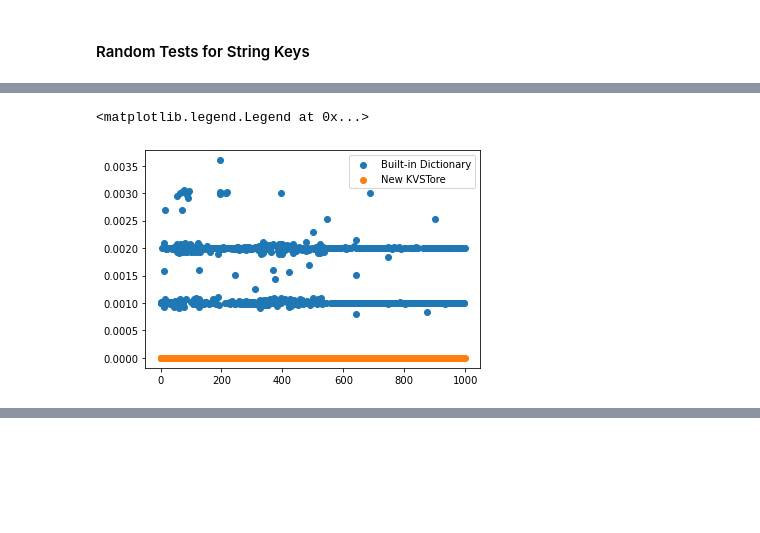
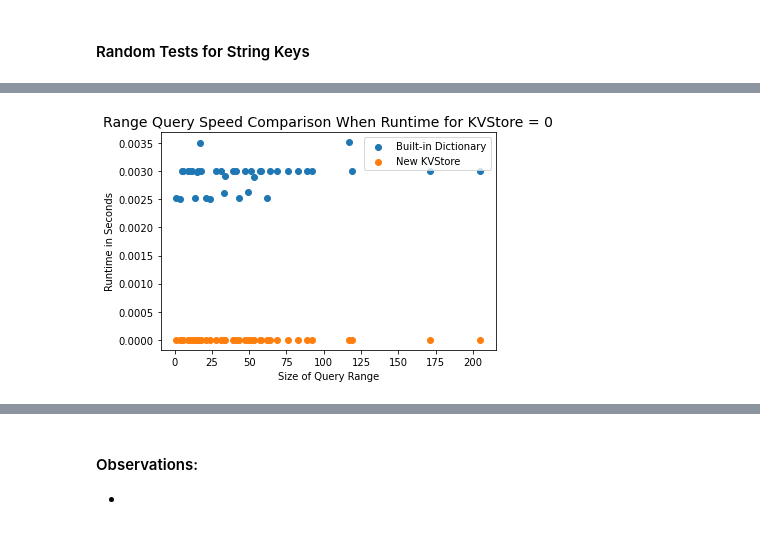
Before and after one commit to teresahanak/btree-kv-store, a Jupyter notebook: btree_kv_store_thanak_2023_01_24.ipynb, the cells around one changed output, grey strips where cells are left out. Drawn from its saved outputs; the diff is of its cells as text; code cells hidden in the pictures; blank space fills up the shorter version.

```diff
--- a/btree_kv_store_thanak_2023_01_24.ipynb
+++ b/btree_kv_store_thanak_2023_01_24.ipynb
@@ -52,7 +70,7 @@ class KVStore(BTree):
             min_key = float("-inf")
             max_key = float("inf")
         else:
-            str_factor = len(range_end) + 5
+            str_factor = len(range_end) + 1
             min_key = ""
             max_key = "z" * str_factor
 
@@ -286,8 +302,8 @@ new_kv = KVStore()
 
 print("Testing Insertion")
 for _ in range(num_inserts):
-    key = letters[random.randint(0, len(letters))]
-    value = letters[random.randint(0, len(letters))]
+    key = letters[random.randint(0, len(letters) - 1)]
+    value = letters[random.randint(0, len(letters) - 1)]
     dict_kv[key] = value
     new_kv[key] = value
 
@@ -304,14 +320,14 @@ for key in dict_kv:
 
 print("Testing in Operator")
 for _ in range(num_contains):
-    key = letters[random.randint(0, len(letters))]
+    key = letters[random.randint(0, len(letters) - 1)]
     assert (key in dict_kv) == (key in new_kv)
 
 print("Testing Range Query")
 for _ in range(num_range_queries):
-    range_start_index = random.randint(0, len(letters))
+    range_start_index = random.randint(0, len(letters) - 1)
     range_start = letters[range_start_index]
-    range_end_index = random.randint(range_start_index, len(letters))
+    range_end_index = random.randint(range_start_index, len(letters) - 1)
     range_end = letters[range_end_index]
     dict_kv_res = sorted(dict_kv.range_query(range_start, range_end))
     new_kv_res = sorted(new_kv.range_query(range_start, range_end))
@@ -356,4 +380,6 @@ with open("queries.csv", "w", newline="") as f:
 # %%
+import time
+
 # Creating kv stores
 dict_kv = DictKVStore()
 new_kv = KVStore()
@@ -368,24 +394,28 @@ with open("entries.csv") as f:
         new_kv[key] = value
 
 # Comparing Performance on range queries
-dict_kv_times = []
-new_kv_times = []
-
+time_ratios = {}
+times_kv_zero = {}
 with open("queries.csv") as f:
     reader = csv.reader(f)
     rows = list(reader)
-    for row in rows[1:]:
-        range_start = int(row[0])
-        range_end = int(row[1])
+    for i, row in enumerate(rows[1:]):
+        range_start = int(row[1])
+        range_end = int(row[2])
 
         start = time.time()
         dict_kv.range_query(range_start, range_end)
         end = time.time()
-        dict_kv_times.append(end - start)
+        dict_kv_time = end - start
 
         start = time.time()
         new_kv.range_query(range_start, range_end)
         end = time.time()
-        new_kv_times.append(end - start)
+        new_kv_time = end - start
+
+        if new_kv_time > 0:
+            time_ratios[row[0]] = dict_kv_time / new_kv_time
+        if new_kv_time == 0:
+            times_kv_zero[row[0]] = (dict_kv_time, new_kv_time)
 # %% [output]
 [interactive output not drawn]
@@ -414,15 +472,22 @@ plt.scatter(times_dict.keys(), times_dict.values())
 # %%
+# Creating dictionaries of query range size keys and runtimes for queries that have runtime of 0 for new_kv
 times_dict = {}
 times_dict2 = {}
 for i, time in enumerate(dict_kv_times):
     if time > 0 and new_kv_times[i] == 0:
         times_dict[i] = time
         times_dict2[i] = new_kv_times[i]
 
+plt.title("Range Query Speed Comparison When Runtime for KVStore = 0", fontsize=14)
 plt.scatter(times_dict.keys(), times_dict.values(), label="Built-in Dictionary")
-plt.scatter(times_dict2.keys(), times_dict2.values(), label="New KVSTore")
+plt.scatter(times_dict2.keys(), times_dict2.values(), label="New KVStore")
+plt.xlabel("Size of Query Range")
+plt.ylabel("Runtime in Seconds")
 plt.legend()
+plt.show()
 # %% [output]
-<matplotlib.legend.Legend at 0x...>
-[figure, old version]
+[figure, new version]
 [interactive output not drawn]
+# %% [markdown]
+#### Observations:
+-
```
Also changed, not shown: parts of 20 cells of this notebook, 2 other files.
